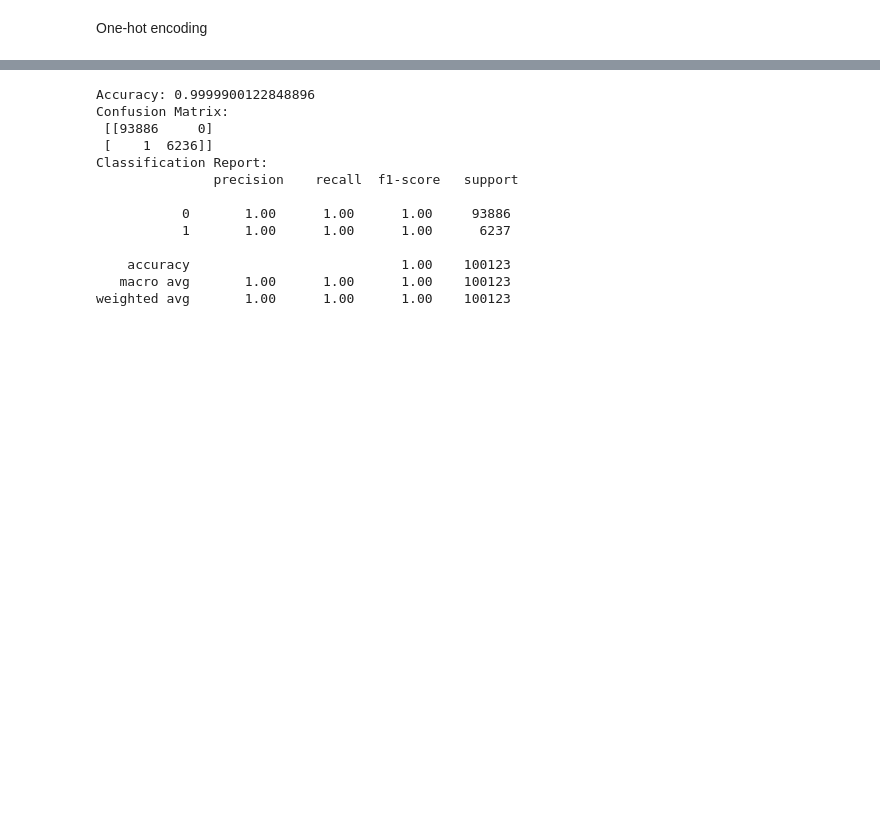
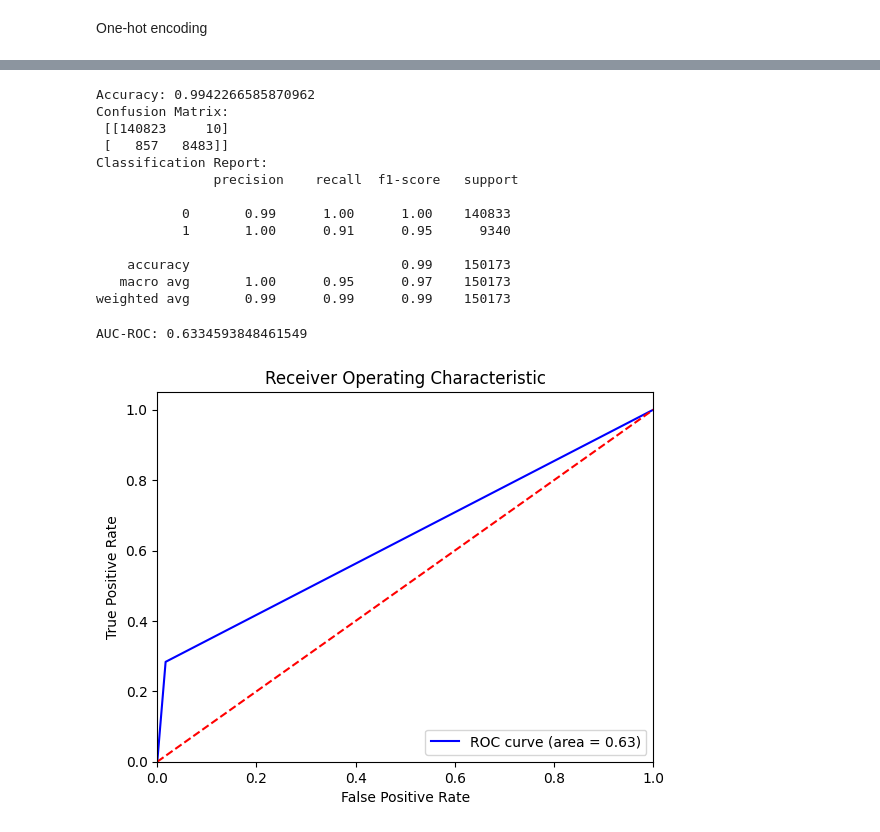
Before and after one commit to xavierach/IT1244-Project, a Jupyter notebook: code.ipynb, the cells around one changed output, grey strips where cells are left out. Saved outputs shown, nothing was run; the diff lists cells and outputs as text; code cells hidden in the pictures; blank space fills up the shorter version.

```diff
--- a/code.ipynb
+++ b/code.ipynb
@@ -510,9 +512,9 @@ print(data_merged_encoded.head())
 # %%
-xval = data_merged.drop(columns=['target'])
-yval = data_merged['target']
+xval = data_merged_encoded.drop(['target'], axis=1)
+yval = data_merged_encoded['target']
 
 # Split the data train and test sets
-xtrain, xtest, ytrain, ytest = train_test_split(xval, yval, test_size=0.2, random_state=0)
+xtrain, xtest, ytrain, ytest = train_test_split(xval, yval, test_size=0.3, random_state=0)
 
 print('xtrain shape:', xtrain.shape)
 print('xtest shape:', xtest.shape)
@@ -528,12 +543,12 @@ ytest shape: (100123,)
 logit_reg = LogisticRegression(random_state=0)
 
 # Fit the model to the training data
-logit_reg.fit(xtrain, ytrain)
+logit_reg.fit(xtrain_resampled, ytrain_resampled)
 
-y_pred = logit_reg.predict(xtest)
+y_pred_lr = logit_reg.predict(xtest)
 
 # Print evaluation metrics
-print("Accuracy:", accuracy_score(ytest, y_pred))
-print("Confusion Matrix:\n", confusion_matrix(ytest, y_pred))
-print("Classification Report:\n", classification_report(ytest, y_pred))
+print("Accuracy:", accuracy_score(ytest, y_pred_lr))
+print("Confusion Matrix:\n", confusion_matrix(ytest, y_pred_lr))
+print("Classification Report:\n", classification_report(ytest, y_pred_lr))
 # %% [output]
@@ -559,16 +574,16 @@ Please also refer to the documentation for alternative solver options:
   n_iter_i = _check_optimize_result(
 # %%
 # Initialize the KNN classifier
-k = 5  # You can choose any number for k
+k = 5
 knn = KNeighborsClassifier(n_neighbors=k)
 
 # Fit the model
 knn.fit(xtrain, ytrain)
 
 # Make predictions on the test set
-y_pred = knn.predict(xtest)
+y_pred_knn = knn.predict(xtest)
 
-print("Accuracy:", accuracy_score(ytest, y_pred))
-print("Confusion Matrix:\n", confusion_matrix(ytest, y_pred))
-print("Classification Report:\n", classification_report(ytest, y_pred))
+print("Accuracy:", accuracy_score(ytest, y_pred_knn))
+print("Confusion Matrix:\n", confusion_matrix(ytest, y_pred_knn))
+print("Classification Report:\n", classification_report(ytest, y_pred_knn))
 # %% [output]
@@ -593,22 +608,43 @@ rf = RandomForestClassifier(n_estimators=100, random_state=0)
 rf.fit(xtrain, ytrain)
 
 # Make predictions
-y_pred = rf.predict(xtest)
+y_pred_rf = rf.predict(xtest)
 
-print("Accuracy:", accuracy_score(ytest, y_pred))
-print("Confusion Matrix:\n", confusion_matrix(ytest, y_pred))
-print("Classification Report:\n", classification_report(ytest, y_pred))
+print("Accuracy:", accuracy_score(ytest, y_pred_rf))
+print("Confusion Matrix:\n", confusion_matrix(ytest, y_pred_rf))
+print("Classification Report:\n", classification_report(ytest, y_pred_rf))
 # %% [output]
-Accuracy: 0.9999900122848896
+Accuracy: 0.9942266585870962
 Confusion Matrix:
- [[93886     0]
- [    1  6236]]
+ [[140823     10]
+ [   857   8483]]
 Classification Report:
                precision    recall  f1-score   support
 
-           0       1.00      1.00      1.00     93886
-           1       1.00      1.00      1.00      6237
+           0       0.99      1.00      1.00    140833
+           1       1.00      0.91      0.95      9340
 
-    accuracy                           1.00    100123
-   macro avg       1.00      1.00      1.00    100123
-weighted avg       1.00      1.00      1.00    100123
+    accuracy                           0.99    150173
+   macro avg       1.00      0.95      0.97    150173
+weighted avg       0.99      0.99      0.99    150173
+# %%
+fpr, tpr, thresholds = roc_curve(ytest, y_pred_knn)
+
+# 6. Calculate the AUC
+roc_auc = auc(fpr, tpr)
+print(f'AUC-ROC: {roc_auc}')
+
+# 7. (Optional) Plot the ROC curve
+plt.figure()
+plt.plot(fpr, tpr, color='blue', label='ROC curve (area = %0.2f)' % roc_auc)
+plt.plot([0, 1], [0, 1], color='red', linestyle='--')  # Diagonal line
+plt.xlim([0.0, 1.0])
+plt.ylim([0.0, 1.05])
+plt.xlabel('False Positive Rate')
+plt.ylabel('True Positive Rate')
+plt.title('Receiver Operating Characteristic')
+plt.legend(loc='lower right')
+plt.show()
+# %% [output]
+AUC-ROC: 0.6334593848461549
+[figure, added]
```
Also changed, not shown: parts of 16 cells of this notebook, 1 other file.
